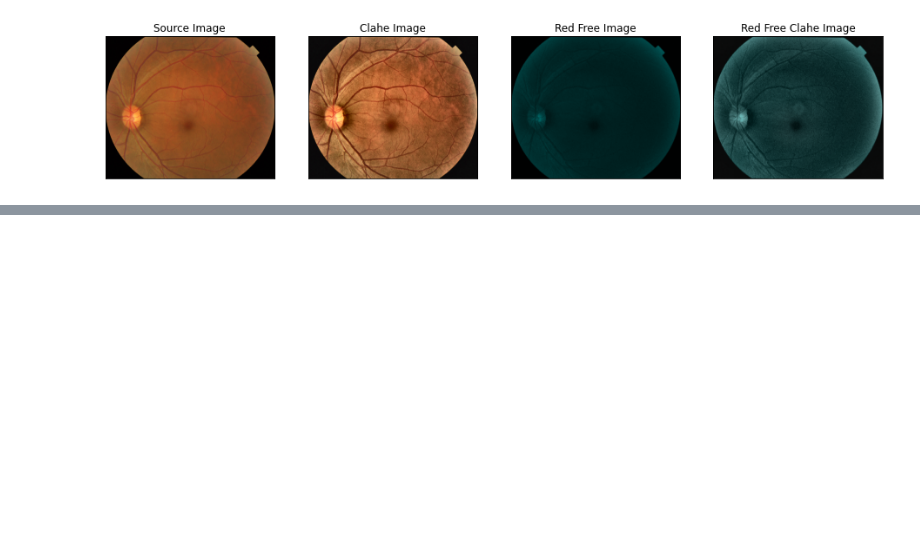
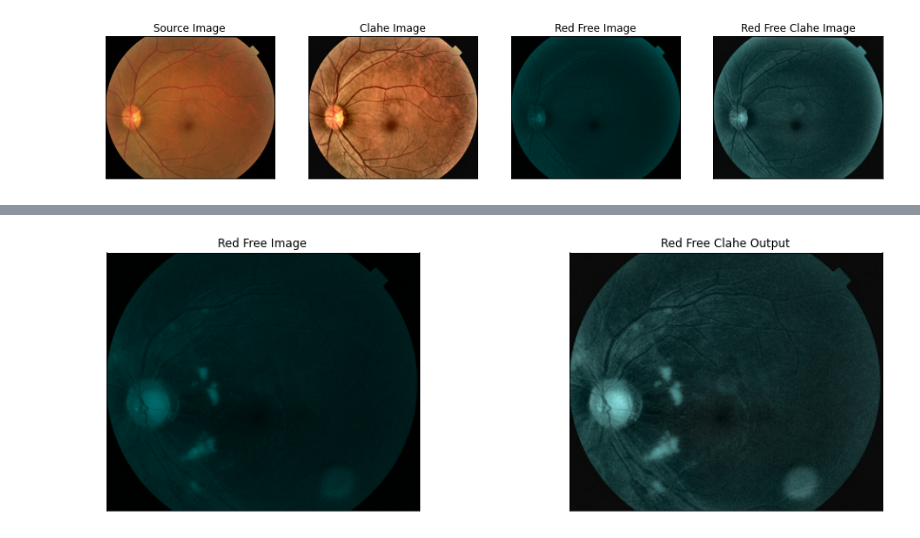
Before and after one commit to CostaDiego/image-enhancement, a Jupyter notebook: ImageEnhancement.ipynb, the cells around one changed output, grey strips where cells are left out. Saved outputs shown, nothing was run; the diff lists cells and outputs as text; code cells hidden in the pictures; blank space fills up the shorter version.

```diff
--- a/ImageEnhancement.ipynb
+++ b/ImageEnhancement.ipynb
@@ -89,0 +134,7 @@ visualize(
+# %%
+imgCWRedFreeCLAHE = applyCLAHE(imgCWRedFree)
+imgCWRedFreeCLAHEGB = cv2.cvtColor(imgCWRedFreeCLAHE, cv2.COLOR_BGR2RGB)
+# %%
+visualize(Red_Free_Image = imgCWRedFreeGB,Red_Free_CLAHE_Output = imgCWRedFreeCLAHEGB)
+# %% [output]
+[figure, added]
```
Also changed, not shown: parts of 26 cells of this notebook.
